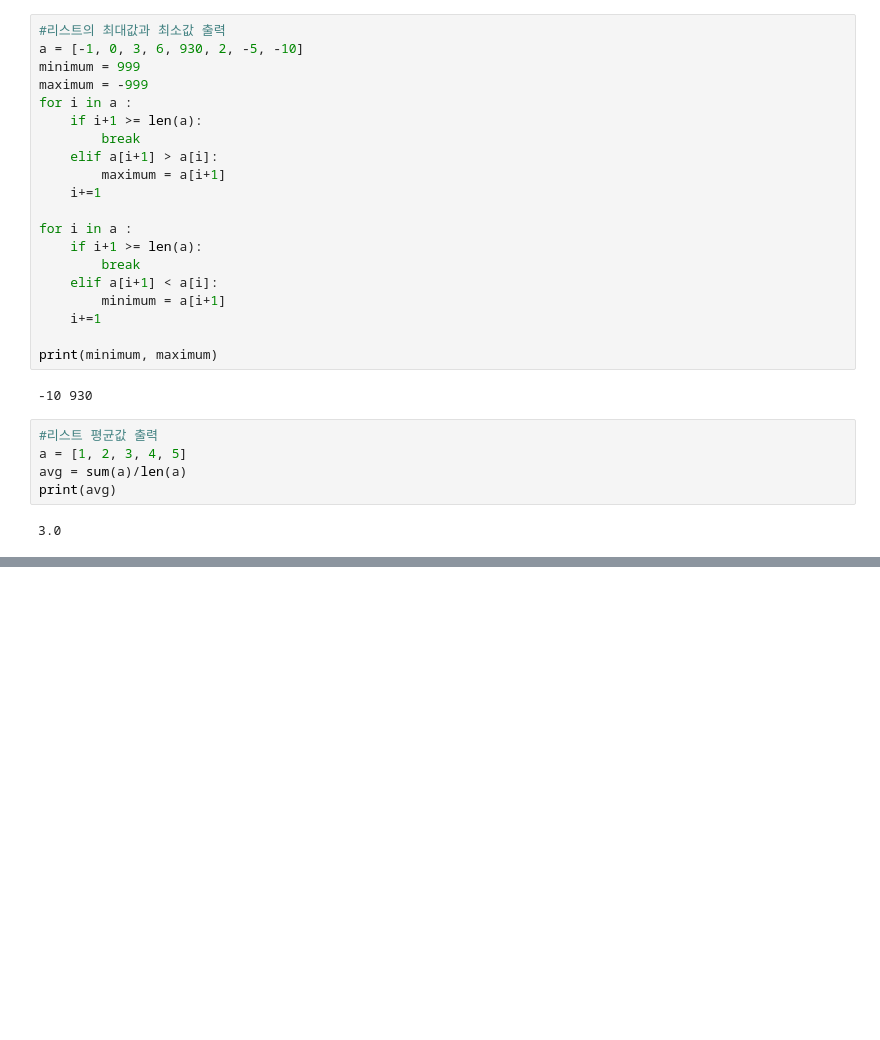
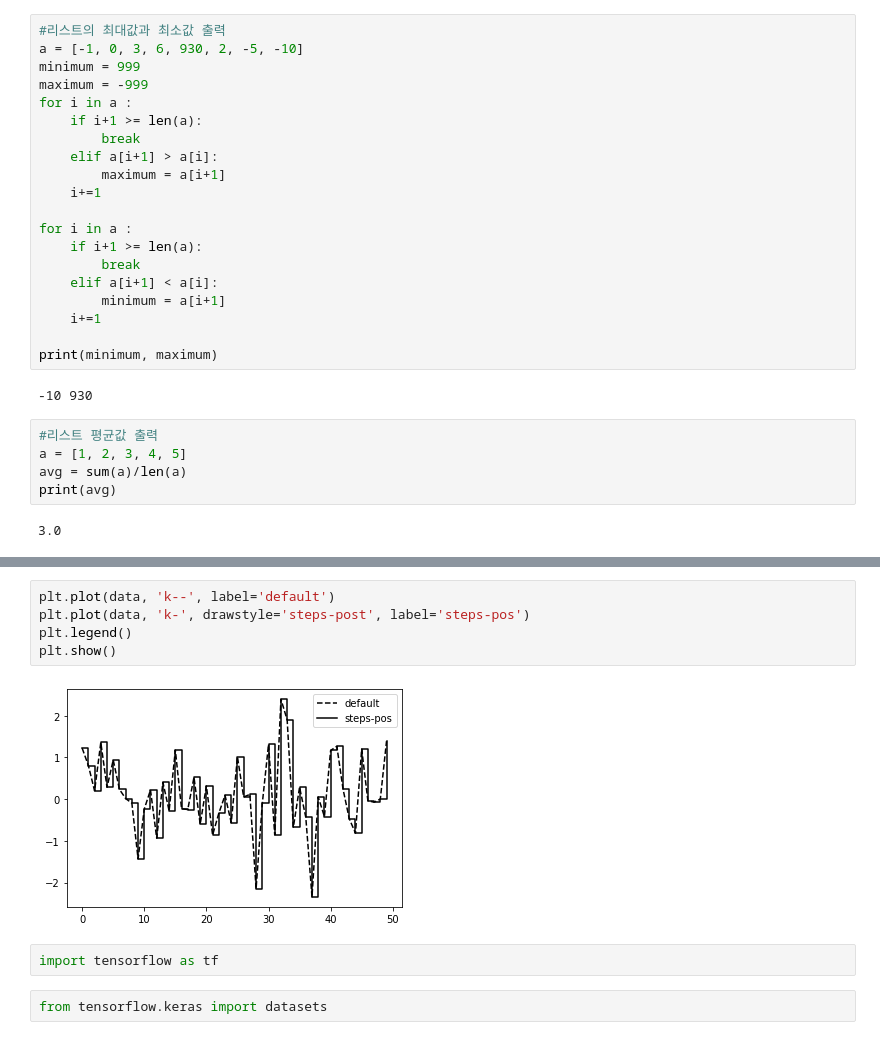
Before and after one commit to ang-jae/Python, a Jupyter notebook: 8. NBayes_before.ipynb, the cells around one changed output, grey strips where cells are left out. Saved outputs shown, nothing was run; the diff lists cells and outputs as text; blank space fills up the shorter version.

```diff
--- a/8. NBayes_before.ipynb
+++ b/8. NBayes_before.ipynb
@@ -346,0 +590,11 @@ print(avg)
+# %%
+plt.plot(data, 'k--', label='default')
+plt.plot(data, 'k-', drawstyle='steps-post', label='steps-pos')
+plt.legend()
+plt.show()
+# %% [output]
+[figure, added]
+# %%
+import tensorflow as tf
+# %%
+from tensorflow.keras import datasets
```
Also changed, not shown: parts of 73 cells of this notebook.
